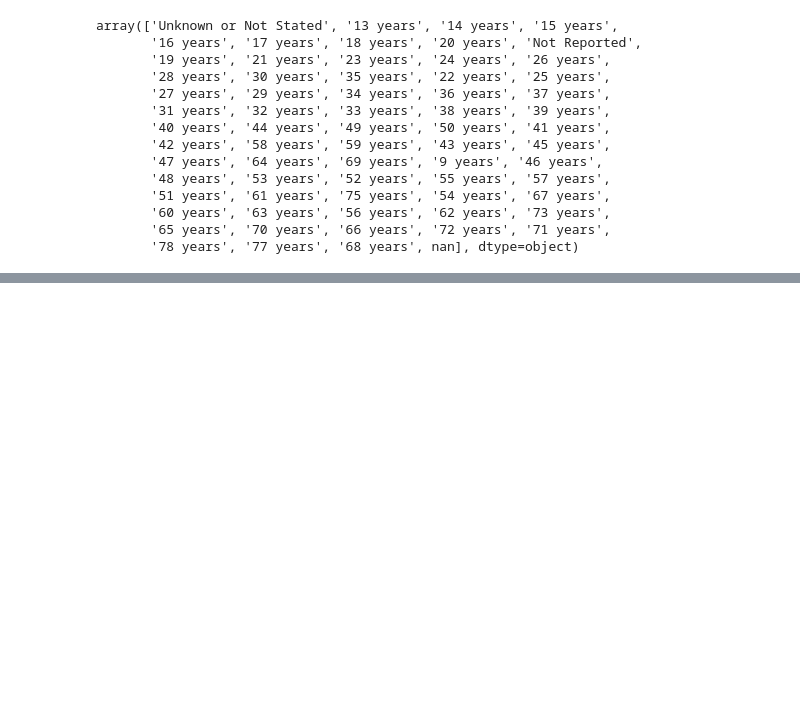
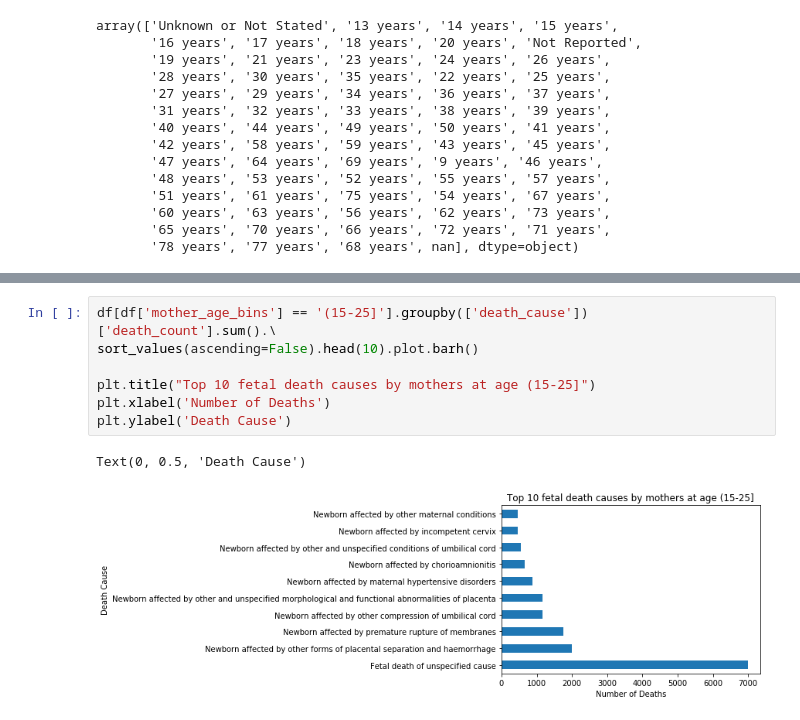
Before and after one commit to natalyabakhshetyan/fetal_deaths_analysis, a Jupyter notebook: fetal_deaths_analysis.ipynb, the cells around one changed output, grey strips where cells are left out. Drawn from its saved outputs; the diff is of its cells as text; blank space fills up the shorter version.

```diff
--- a/fetal_deaths_analysis.ipynb
+++ b/fetal_deaths_analysis.ipynb
@@ -96,0 +169,10 @@ df.death_cause.nunique()
+# %%
+df[df['mother_age_bins'] == '(15-25]'].groupby(['death_cause'])['death_count'].sum().\
+sort_values(ascending=False).head(10).plot.barh()
+
+plt.title("Top 10 fetal death causes by mothers at age (15-25]")
+plt.xlabel('Number of Deaths')
+plt.ylabel('Death Cause')
+# %% [output]
+Text(0, 0.5, 'Death Cause')
+[figure, added]
```
Also changed, not shown: parts of 21 cells of this notebook, 1 other file.
